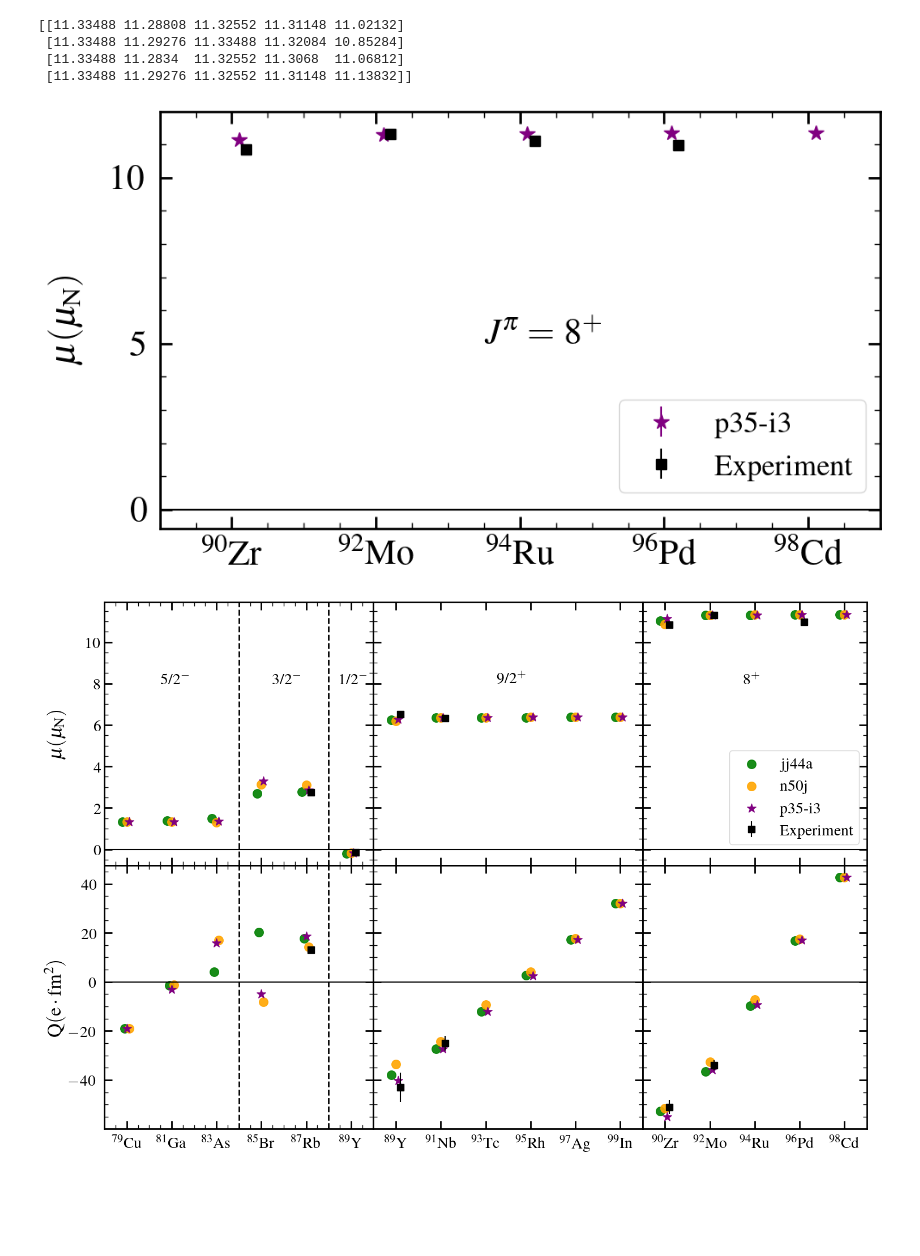
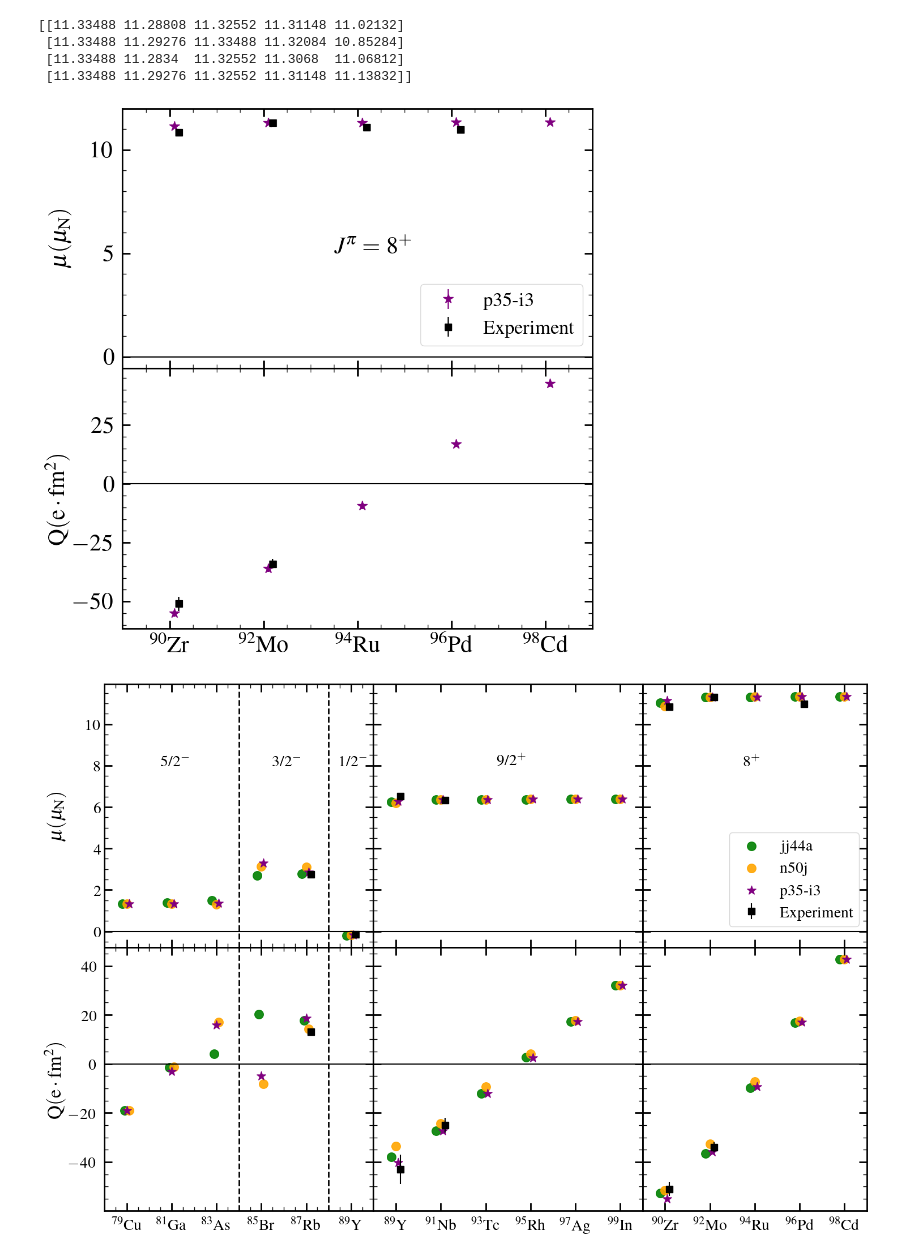
Before and after one commit to JordanPurcell/Research, a Jupyter notebook: plots/EM_properties.ipynb, the cells around one changed output. Cells and saved outputs as stored; diff of their text form; code cells hidden in the pictures; blank space fills up the shorter version.

```diff
--- a/plots/EM_properties.ipynb
+++ b/plots/EM_properties.ipynb
@@ -378,12 +379,12 @@ print(even_mu8)
  [11.33488 11.2834  11.32552 11.3068  11.06812]
  [11.33488 11.29276 11.32552 11.31148 11.13832]]
 # %%
-#f, ax = plt.subplots(2,1, sharex='col', sharey='row', gridspec_kw={'width_ratios':[6]}, squeeze=False)
-f, ax = plt.subplots(2,1, sharey='row', gridspec_kw={'width_ratios':[6]}, squeeze=False)     # Use this for isolating subplots
+f, ax = plt.subplots(2,1, sharex='col', sharey='row', gridspec_kw={'width_ratios':[6]}, squeeze=False)
+#f, ax = plt.subplots(2,1, sharey='row', gridspec_kw={'width_ratios':[6]}, squeeze=False)     # Use this for isolating subplots
 f.set_figwidth(10)
 f.set_figheight(10)
 
-plt.setp(ax[0][0], xticks=m8_A, xticklabels=m8_ticks)
+plt.setp(ax[1][0], xticks=m8_A, xticklabels=m8_ticks)
 
 ax[0][0].set_xlim(89,99)
 ax[0][0].plot(xeven, np.zeros(len(xeven)), color='black', linestyle='solid')
@@ -399,35 +400,35 @@ ax[0][0].errorbar([90 + 0.2, 92 + 0.2, 94 + 0.2, 96 + 0.2], [10.84, 11.30, 1.387
 
 #ax[0][0].scatter([m8_A[i] + 0.1 for i in range(len(m8_A))], mu_i3_6plus, color='purple', marker='*', s = 135, label='p35-i3')
 
 #ax[1][0].scatter([m8_A[i] - 0.2 for i in range(len(m8_A))], even_Q8[0], color='green', s = 125, label='jj44a', alpha=0.9)
 #ax[1][0].scatter([m8_A[i]  for i in range(len(m8_A))], even_Q8[1], color='orange',  s = 125, label='n50j', alpha=0.9)
 #ax[1][0].scatter([m8_A[i] - 0.1 for i in range(len(m8_A))], even_Q8[2], color='orange', s = 125, label='p35-i2', alpha=0.9)
 ax[1][0].errorbar([m8_A[i] + 0.1 for i in range(len(m8_A))], even_Q8[3], yerr=[1.4, 1.4, 1.4, 1.4, 1.4],
                     fmt='*', mfc='purple', mec='purple', ecolor='purple', ms=13, label='p35-i3')
 ax[1][0].errorbar([90 + 0.2, 92 + 0.2], [-51, -34], yerr=[3, 2],
                     fmt='s', mfc='black', mec='black', ecolor='black', ms=8, label='Experiment')
 
 ax[0][0].tick_params(which="major", direction="in", right=True, top=True, length=10, width=2, labelsize=30)
 ax[0][0].tick_params(which="minor", direction="in", right=True, top=True, length=5, width=1, labelsize=30)
 ax[1][0].tick_params(which="major", direction="in", right=True, top=True, length=10, width=2, labelsize=30, pad = 10)
 ax[1][0].tick_params(which="minor", direction="in", right=True, top=True, length=5, width=1, labelsize=30)
 
-ax[1][0].set_visible(False)                # Option for isolating subplot
+#ax[1][0].set_visible(False)                # Option for isolating subplot
 
 ax[0][0].set_ylabel('$\mathrm{\mu(\mu_{N})}$', labelpad=25, fontsize=30)
 ax[1][0].set_ylabel('$\mathrm{Q(e \cdot fm^2)}$', fontsize=30)
 
 ax[0][0].text(93.5, 5, '$J^\pi = $ 8$^{+}$', fontsize = 30)
 ax[0][0].legend(fontsize=25, bbox_to_anchor=(1, 0.05), loc="lower right").set_alpha(1)
 
 ax[0][0].tick_params(pad=10)
 plt.tight_layout()
 plt.subplots_adjust(wspace=0, hspace=0)
 ax[0][0].minorticks_on()
 ax[1][0].minorticks_on()
 plt.show()
 # %% [output]
-[figure, old version]
+[figure, new version]
 # %%
 f, ax = plt.subplots(2,3, sharex='col', sharey='row', gridspec_kw={'width_ratios':[6,6,5]})
 f.set_figwidth(15)
```
Also changed, not shown: parts of 2 cells of this notebook, 4 other files.
